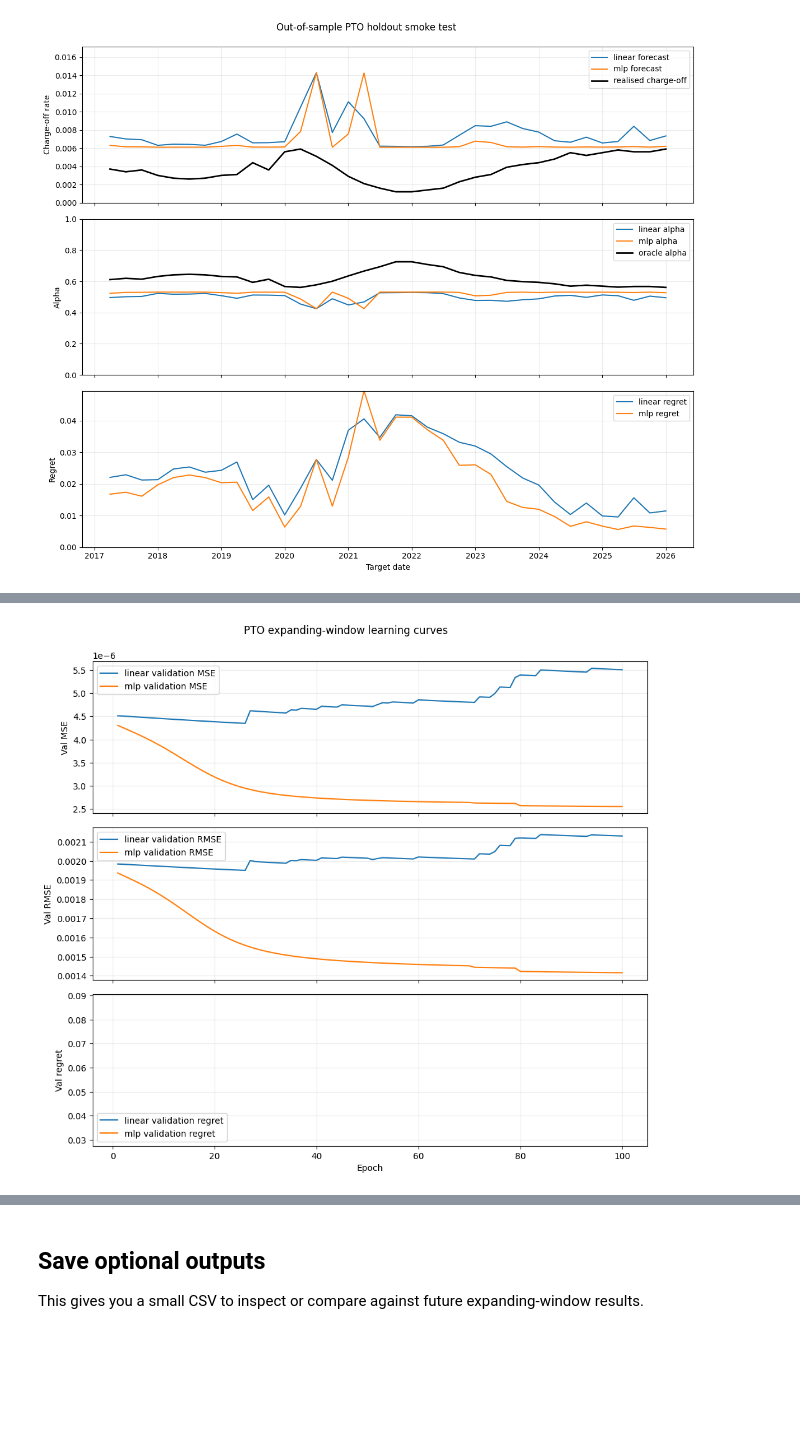
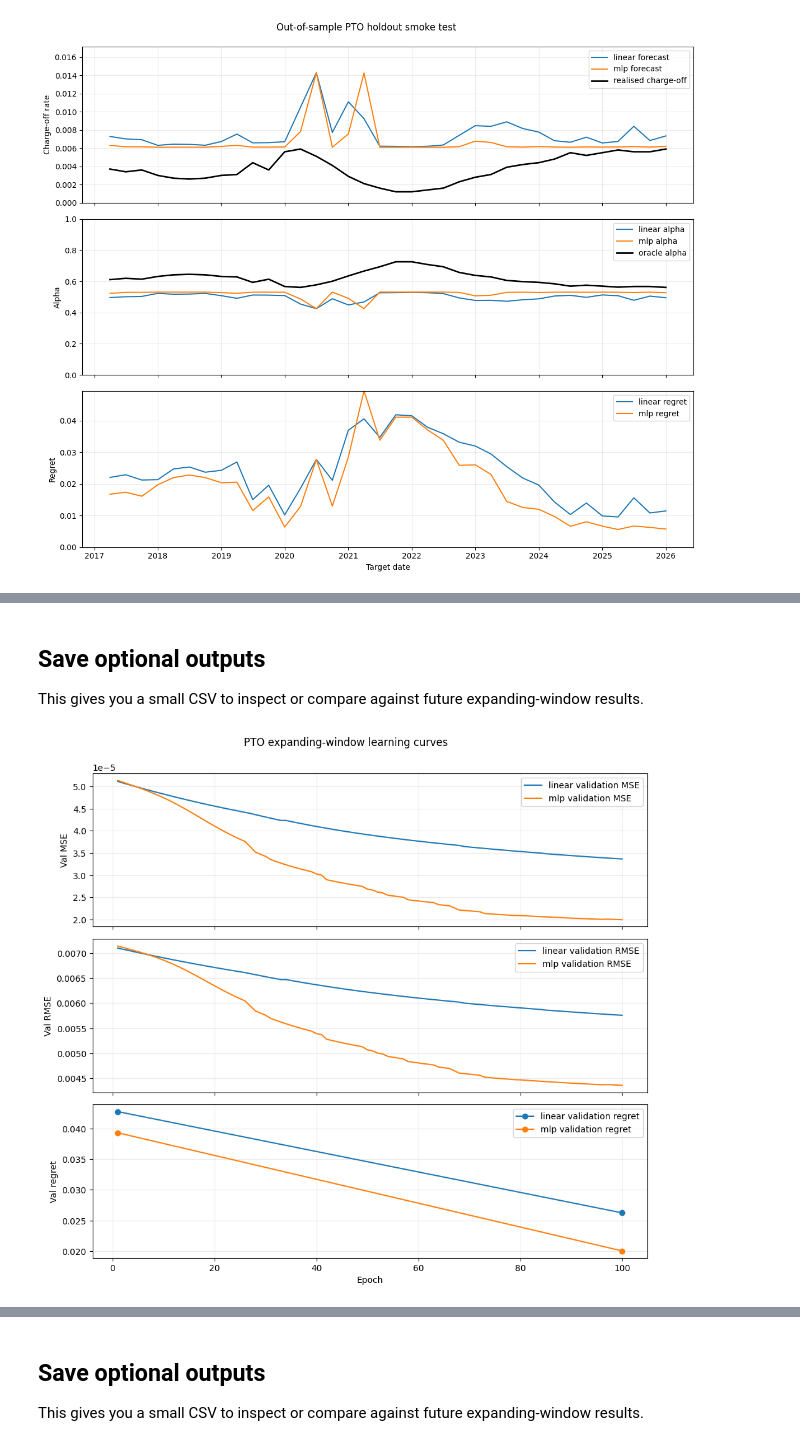
Before and after one commit to okeeffe-hannah/Decision_Focused_Learning_for_Capital_Allocation, a Jupyter notebook: models/notebooks/test_predict_then_optimise.ipynb, the cells around one changed output, grey strips where cells are left out. Saved outputs shown, nothing was run; the diff lists cells and outputs as text; code cells hidden in the pictures; blank space fills up the shorter version.

```diff
--- a/models/notebooks/test_predict_then_optimise.ipynb
+++ b/models/notebooks/test_predict_then_optimise.ipynb
@@ -283,7 +283,7 @@ if run_expanding_smoke_test:
         df=df,
         date_col="DATE",
         feature_cols=feature_cols,
-        initial_train_frac=0.70,
+        initial_train_frac=0.75,
         model_cfg=expanding_cfg,
         cap_cfg=cap_cfg,
         return_history=True,
@@ -433,20 +405,0 @@ plt.show()
-# %%
-fig, ax = plt.subplots(figsize=(12, 4))
-
-for model_name, group in pto_expanding_predictions.groupby("model"):
-    group = group.sort_values("target_date")
-
-    ax.plot(
-        group["target_date"],
-        group["p_hat_stress"],
-        label=f"{model_name} predicted stress probability",
-    )
-
-ax.set_ylabel("Predicted stress probability")
-ax.set_xlabel("Target date")
-ax.set_title("PTO predicted stress probability")
-ax.grid(True, alpha=0.25)
-ax.legend()
-
-plt.tight_layout()
-plt.show()
@@ -455,15 +505,9 @@ plt.show()
+# %% [markdown]
+## Save optional outputs
+
+This gives you a small CSV to inspect or compare against future expanding-window results.
 # %%
-mean_history = (
-    pto_expanding_history
-    .groupby(["model", "epoch"], as_index=False)
-    .agg(
-        mean_train_loss=("train_loss", "mean"),
-        mean_val_loss=("val_loss", "mean"),
-        mean_val_regret=("val_mean_regret", "mean"),
-        median_val_regret=("val_mean_regret", "median"),
-        mean_val_rmse=("val_rmse_chargeoff", "mean"),
-    )
-)
+regret_history = mean_history.dropna(subset=["mean_val_regret"])
 
 fig, axes = plt.subplots(3, 1, figsize=(10, 9), sharex=True)
 
@@ -474,34 +518,38 @@ for model_name, group in mean_history.groupby("model"):
         group["epoch"],
         group["mean_val_loss"],
         label=f"{model_name} validation MSE",
     )
 
     axes[1].plot(
         group["epoch"],
         group["mean_val_rmse"],
         label=f"{model_name} validation RMSE",
     )
 
+for model_name, group in regret_history.groupby("model"):
+    group = group.sort_values("epoch")
+
     axes[2].plot(
         group["epoch"],
         group["mean_val_regret"],
+        marker="o",
         label=f"{model_name} validation regret",
     )
 
 axes[0].set_ylabel("Val MSE")
 axes[1].set_ylabel("Val RMSE")
 axes[2].set_ylabel("Val regret")
 axes[2].set_xlabel("Epoch")
 
 for ax in axes:
     ax.grid(True, alpha=0.25)
     ax.legend(loc="best")
 
 fig.suptitle("PTO expanding-window learning curves", y=0.995)
 plt.tight_layout()
 plt.show()
 # %% [output]
-[figure, old version]
+[figure, new version]
 # %%
 print("Train target summary:")
 display(train_df["target_chargeoff_next"].describe())
```
Also changed, not shown: parts of 7 cells of this notebook, 1 other file.
